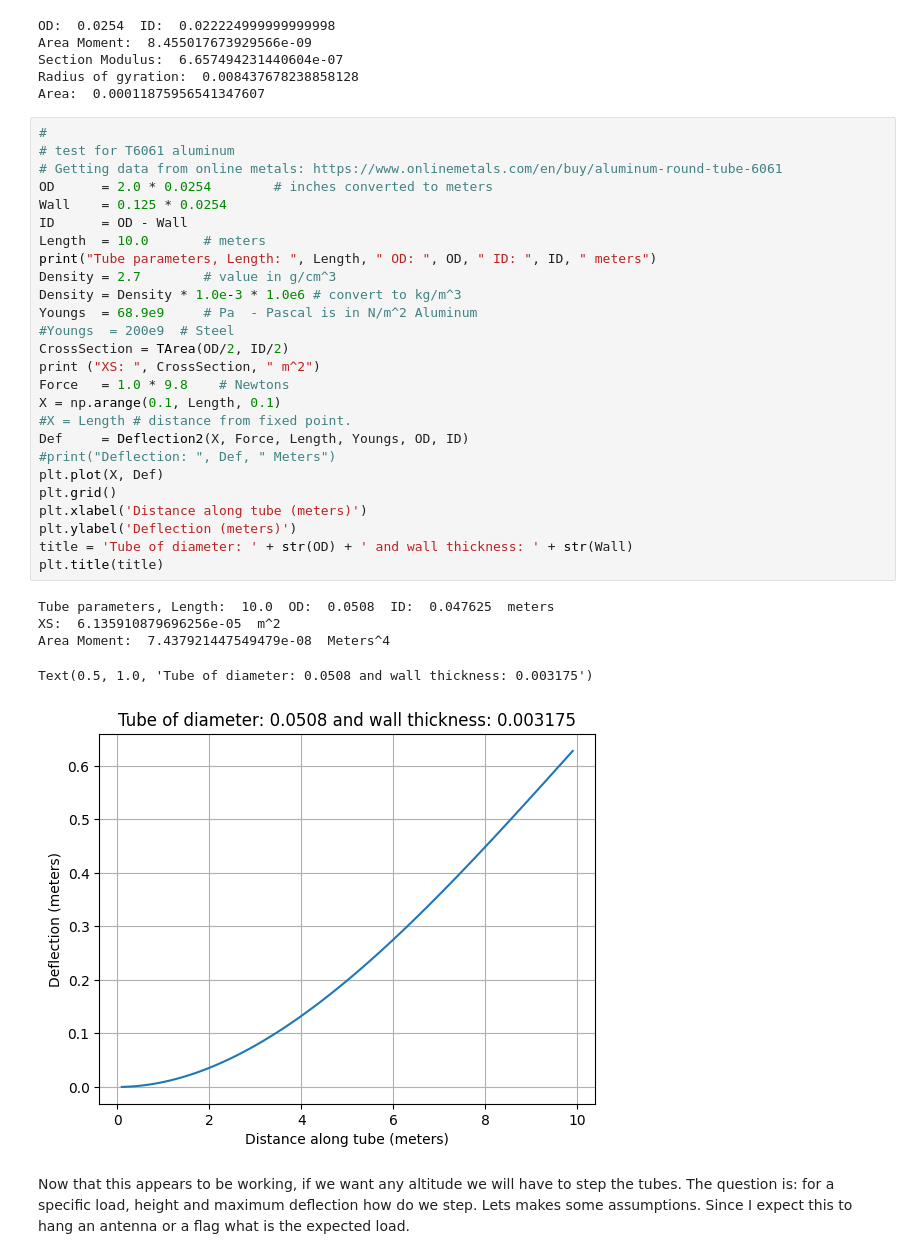
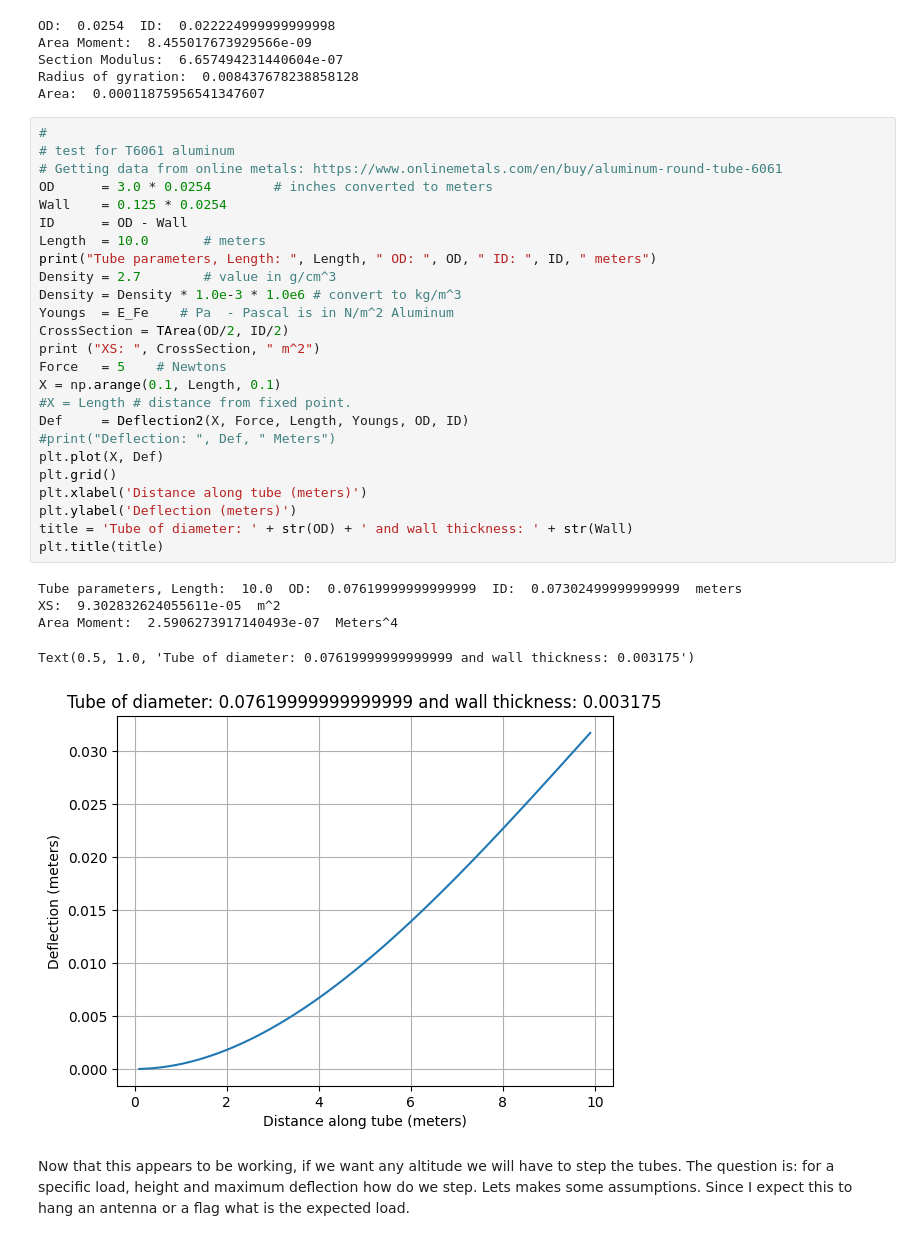
Before and after one commit to clirakis/Jupyter, a Jupyter notebook: Work/Mast.ipynb, the cells around one changed output. Cells and saved outputs as stored; diff of their text form.

```diff
--- a/Work/Mast.ipynb
+++ b/Work/Mast.ipynb
@@ -191,35 +194,34 @@ Area:  0.00011875956541347607
 # %%
 #
 # test for T6061 aluminum
 # Getting data from online metals: https://www.onlinemetals.com/en/buy/aluminum-round-tube-6061
-OD      = 2.0 * 0.0254        # inches converted to meters
+OD      = 3.0 * 0.0254        # inches converted to meters
 Wall    = 0.125 * 0.0254
 ID      = OD - Wall
 Length  = 10.0       # meters
 print("Tube parameters, Length: ", Length, " OD: ", OD, " ID: ", ID, " meters")
 Density = 2.7        # value in g/cm^3
 Density = Density * 1.0e-3 * 1.0e6 # convert to kg/m^3
-Youngs  = 68.9e9     # Pa  - Pascal is in N/m^2 Aluminum
-#Youngs  = 200e9  # Steel
+Youngs  = E_Fe    # Pa  - Pascal is in N/m^2 Aluminum
 CrossSection = TArea(OD/2, ID/2)
 print ("XS: ", CrossSection, " m^2")
-Force   = 1.0 * 9.8    # Newtons
+Force   = 5    # Newtons
 X = np.arange(0.1, Length, 0.1)
 #X = Length # distance from fixed point.
 Def     = Deflection2(X, Force, Length, Youngs, OD, ID)
 #print("Deflection: ", Def, " Meters")
 plt.plot(X, Def)
 plt.grid()
 plt.xlabel('Distance along tube (meters)')
 plt.ylabel('Deflection (meters)')
 title = 'Tube of diameter: ' + str(OD) + ' and wall thickness: ' + str(Wall)
 plt.title(title)
 # %% [output]
-Tube parameters, Length:  10.0  OD:  0.0508  ID:  0.047625  meters
-XS:  6.135910879696256e-05  m^2
-Area Moment:  7.437921447549479e-08  Meters^4
+Tube parameters, Length:  10.0  OD:  0.07619999999999999  ID:  0.07302499999999999  meters
+XS:  9.302832624055611e-05  m^2
+Area Moment:  2.5906273917140493e-07  Meters^4
-Text(0.5, 1.0, 'Tube of diameter: 0.0508 and wall thickness: 0.003175')
+Text(0.5, 1.0, 'Tube of diameter: 0.07619999999999999 and wall thickness: 0.003175')
-[figure, old version]
+[figure, new version]
 # %% [markdown]
 Now that this appears to be working, if we want any altitude we will have to step the
 tubes. The question is: for a specific load, height and maximum deflection
```
Also changed, not shown: parts of 6 cells of this notebook, 8 other files.
